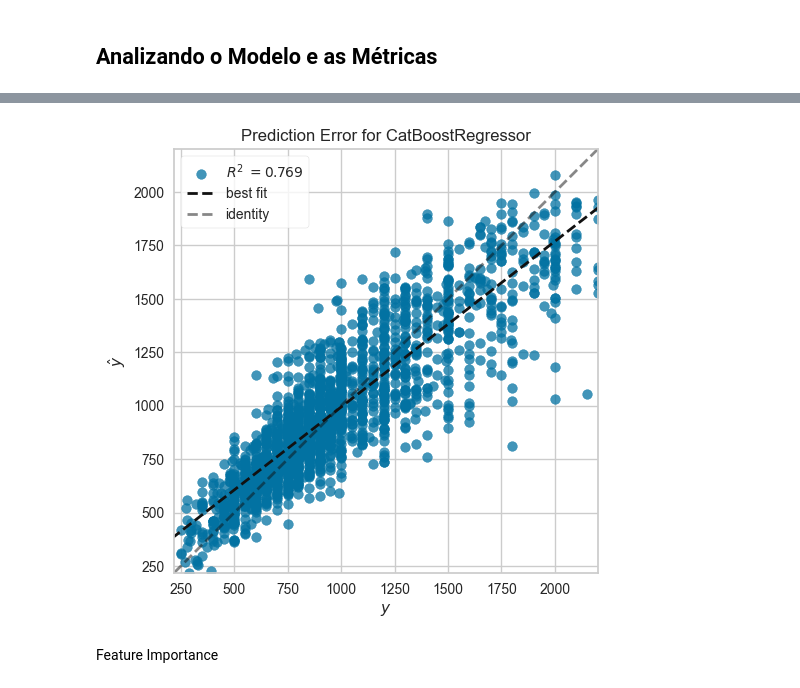
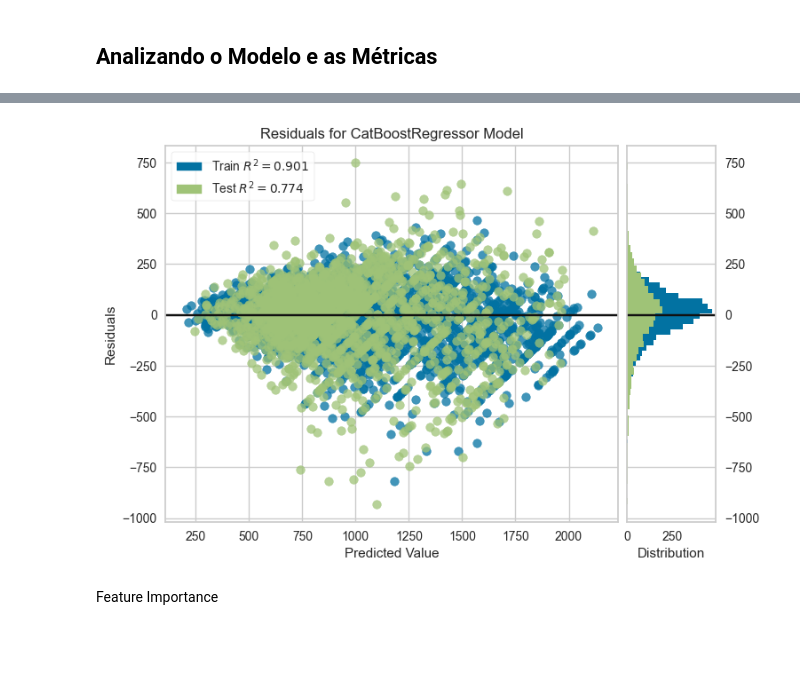
Before and after one commit to johnosd/MPAlugueisLisboa, a Jupyter notebook: src/Notebooks/11 - AutoML - Pycaret.ipynb, the cells around one changed output, grey strips where cells are left out. Saved outputs shown, nothing was run; the diff lists cells and outputs as text; code cells hidden in the pictures; blank space fills up the shorter version.

```diff
--- a/src/Notebooks/11 - AutoML - Pycaret.ipynb
+++ b/src/Notebooks/11 - AutoML - Pycaret.ipynb
@@ -324,8 +288,8 @@ plot_model(catboost)
 # %%
-plot_model(catboost,plot='error')
+plot_model(catboost,plot='residuals')
 # %% [output]
 [interactive output not drawn]
-[figure, old version]
+[figure, new version]
 # %% [markdown]
 Feature Importance
 # %%
```
Also changed, not shown: parts of 8 cells of this notebook, 4 other files.
